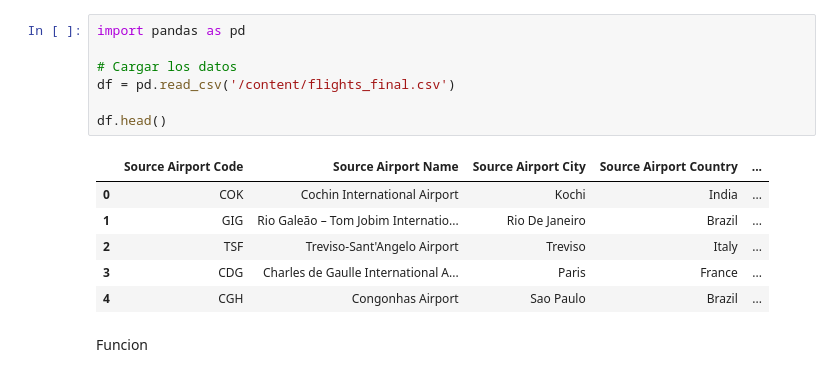
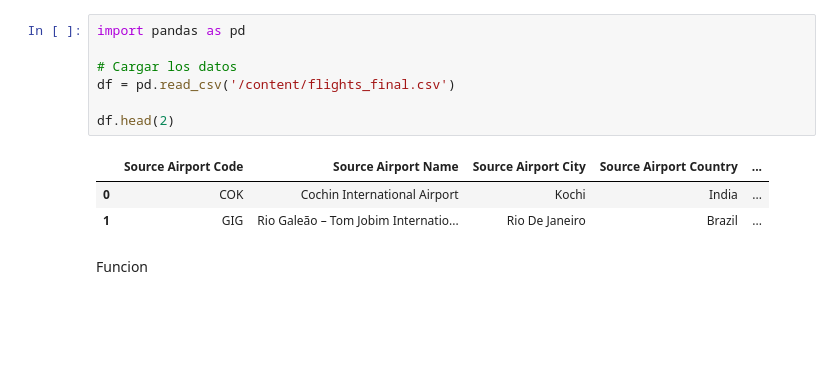
Before and after one commit to Vargasalejandro/LAB2_EDD2, a Jupyter notebook: Lab2_DATOS_2.ipynb, the cells around one changed output. Saved outputs shown, nothing was run; the diff lists cells and outputs as text; blank space fills up the shorter version.

```diff
--- a/Lab2_DATOS_2.ipynb
+++ b/Lab2_DATOS_2.ipynb
@@ -1,17 +1,14 @@
 # %%
 import pandas as pd
 
 # Cargar los datos
 df = pd.read_csv('/content/flights_final.csv')
 
-df.head()
+df.head(2)
 # %% [output]
 |  | Source Airport Code | Source Airport Name | Source Airport City | Source Airport Country | ... |
 | 0 | COK | Cochin International Airport | Kochi | India | ... |
 | 1 | GIG | Rio Galeão – Tom Jobim Internatio... | Rio De Janeiro | Brazil | ... |
-| 2 | TSF | Treviso-Sant'Angelo Airport | Treviso | Italy | ... |
-| 3 | CDG | Charles de Gaulle International A... | Paris | France | ... |
-| 4 | CGH | Congonhas Airport | Sao Paulo | Brazil | ... |
 # %% [markdown]
 Funcion
 # %%
```
Also changed, not shown: parts of 3 cells of this notebook.
